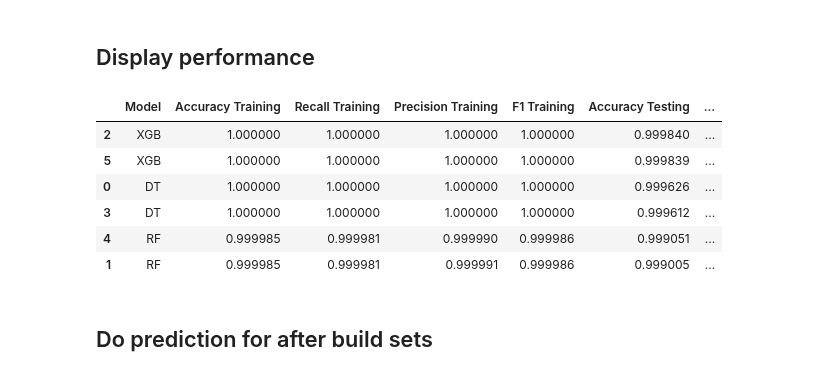
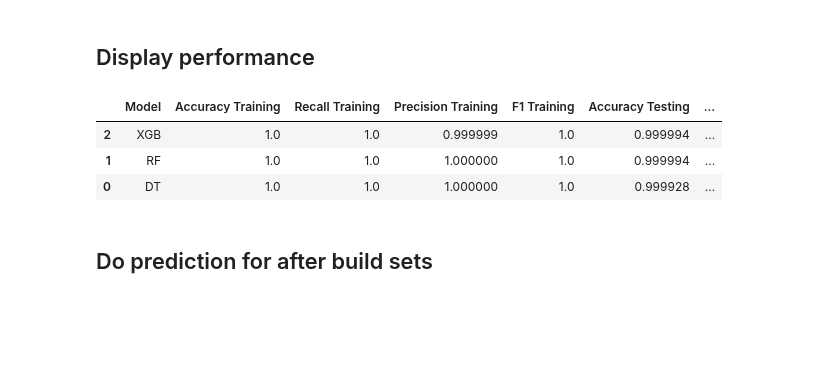
Before and after one commit to mcrayssac/CIC_IoT_Cyber_Attacks, a Jupyter notebook: DoS_model.ipynb, the cells around one changed output. Drawn from its saved outputs; the diff is of its cells as text; code cells hidden in the pictures; blank space fills up the shorter version.

Commit message:
Continue models

```diff
--- a/DoS_model.ipynb
+++ b/DoS_model.ipynb
@@ -197,15 +197,13 @@ performance = performance.drop(3).reset_index(drop=True)
 performance.head()
 # performance.to_csv(model_path + performance_path, index=False)
 # %%
+model_path = '.\\DoS_model\\Binary\\'
 read_csv_file(performance_path, model_path).sort_values(by=['Total rows', 'Accuracy Testing', 'Recall Testing', 'Precision Testing', 'F1 Testing'], ascending=False).head(20)
 # %% [output]
 |  | Model | Accuracy Training | Recall Training | Precision Training | F1 Training | Accuracy Testing | ... |
-| 2 | XGB | 1.000000 | 1.000000 | 1.000000 | 1.000000 | 0.999840 | ... |
-| 5 | XGB | 1.000000 | 1.000000 | 1.000000 | 1.000000 | 0.999839 | ... |
-| 0 | DT | 1.000000 | 1.000000 | 1.000000 | 1.000000 | 0.999626 | ... |
-| 3 | DT | 1.000000 | 1.000000 | 1.000000 | 1.000000 | 0.999612 | ... |
-| 4 | RF | 0.999985 | 0.999981 | 0.999990 | 0.999986 | 0.999051 | ... |
-| 1 | RF | 0.999985 | 0.999981 | 0.999991 | 0.999986 | 0.999005 | ... |
+| 2 | XGB | 1.0 | 1.0 | 0.999999 | 1.0 | 0.999994 | ... |
+| 1 | RF | 1.0 | 1.0 | 1.000000 | 1.0 | 0.999994 | ... |
+| 0 | DT | 1.0 | 1.0 | 1.000000 | 1.0 | 0.999928 | ... |
 # %% [markdown]
 ## Do prediction for after build sets
 # %%
```
Also changed, not shown: parts of 34 cells of this notebook, 2 other files.
